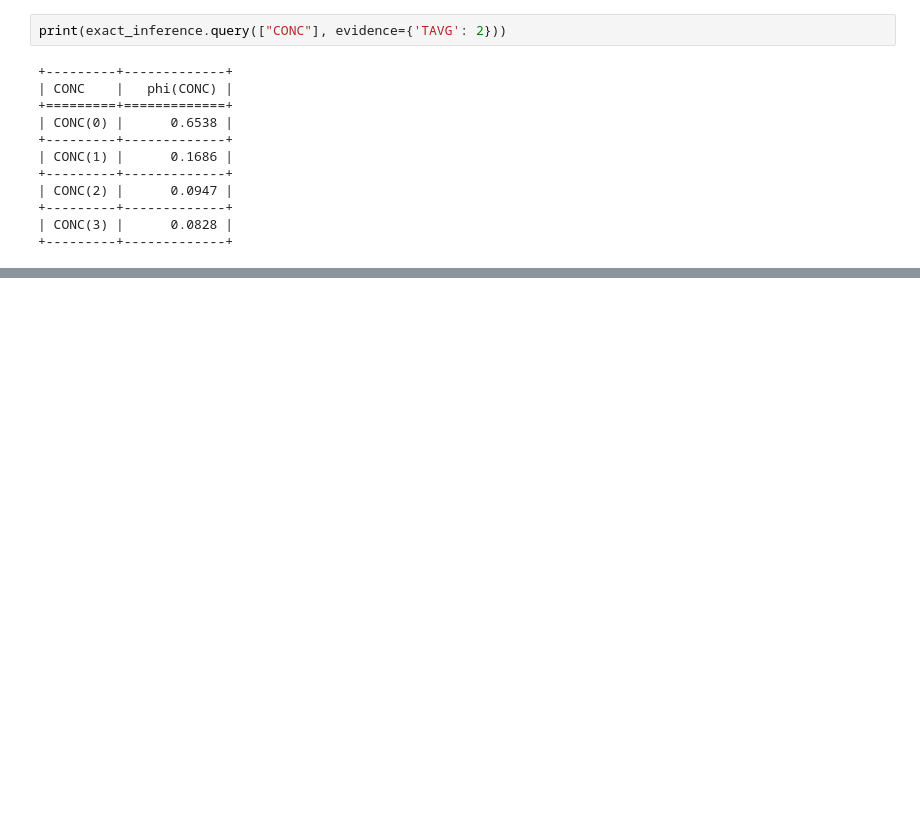
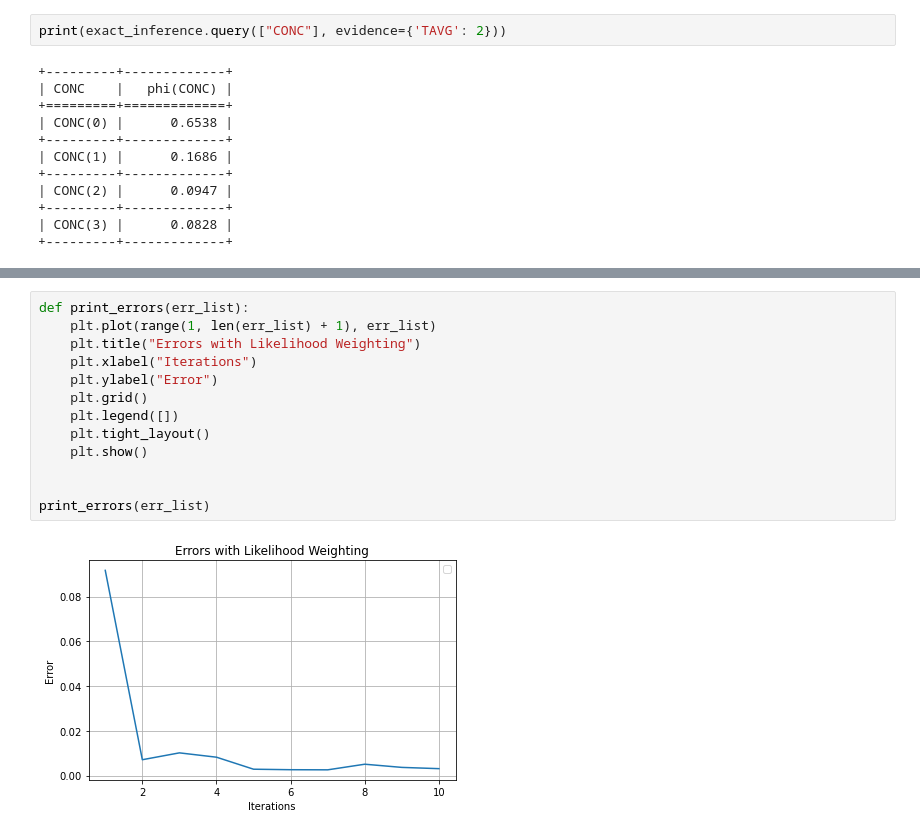
Before and after one commit to CrisSherban/Pollen, a Jupyter notebook: src/network.ipynb, the cells around one changed output, grey strips where cells are left out. Cells and saved outputs as stored; diff of their text form; blank space fills up the shorter version.

```diff
--- a/src/network.ipynb
+++ b/src/network.ipynb
@@ -252,0 +262,15 @@ TypeError: type numpy.ndarray doesn't define __round__ method
+# %%
+def print_errors(err_list):
+    plt.plot(range(1, len(err_list) + 1), err_list)
+    plt.title("Errors with Likelihood Weighting")
+    plt.xlabel("Iterations")
+    plt.ylabel("Error")
+    plt.grid()
+    plt.legend([])
+    plt.tight_layout()
+    plt.show()
+
+
+print_errors(err_list)
+# %% [output]
+[figure, added]
```
Also changed, not shown: parts of 17 cells of this notebook, 2 other files.
